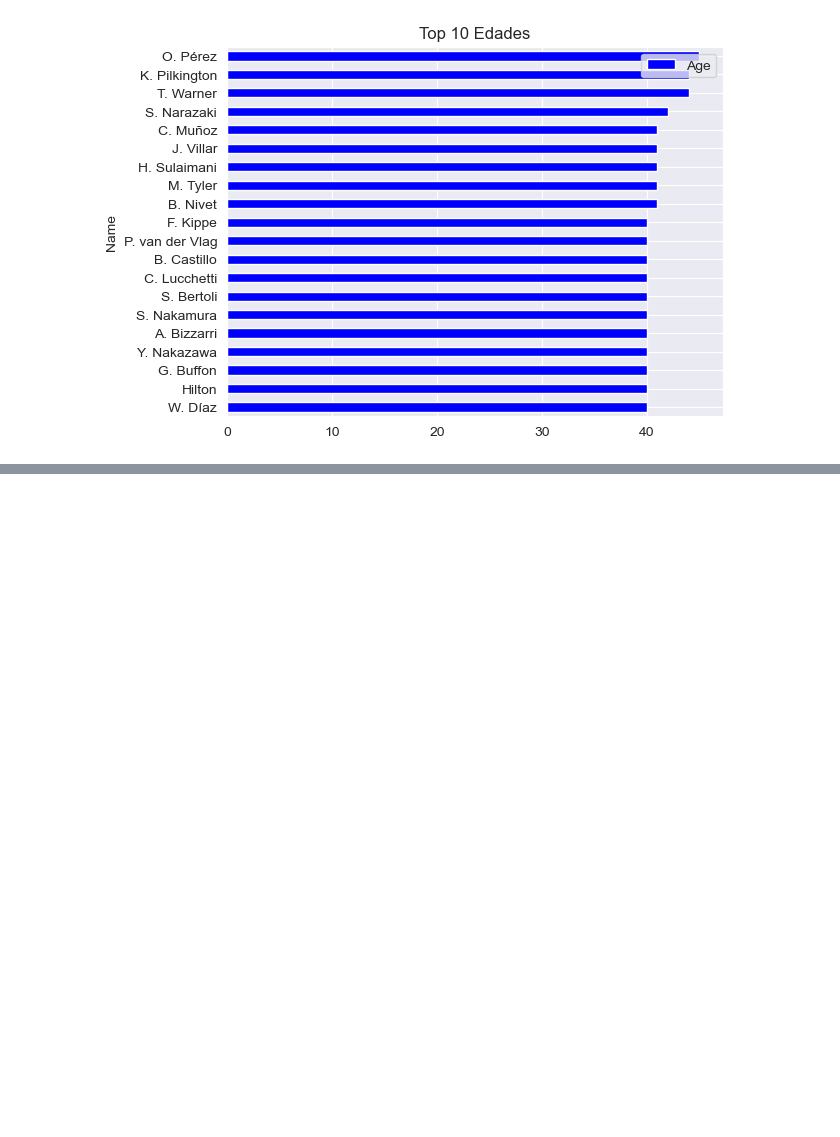
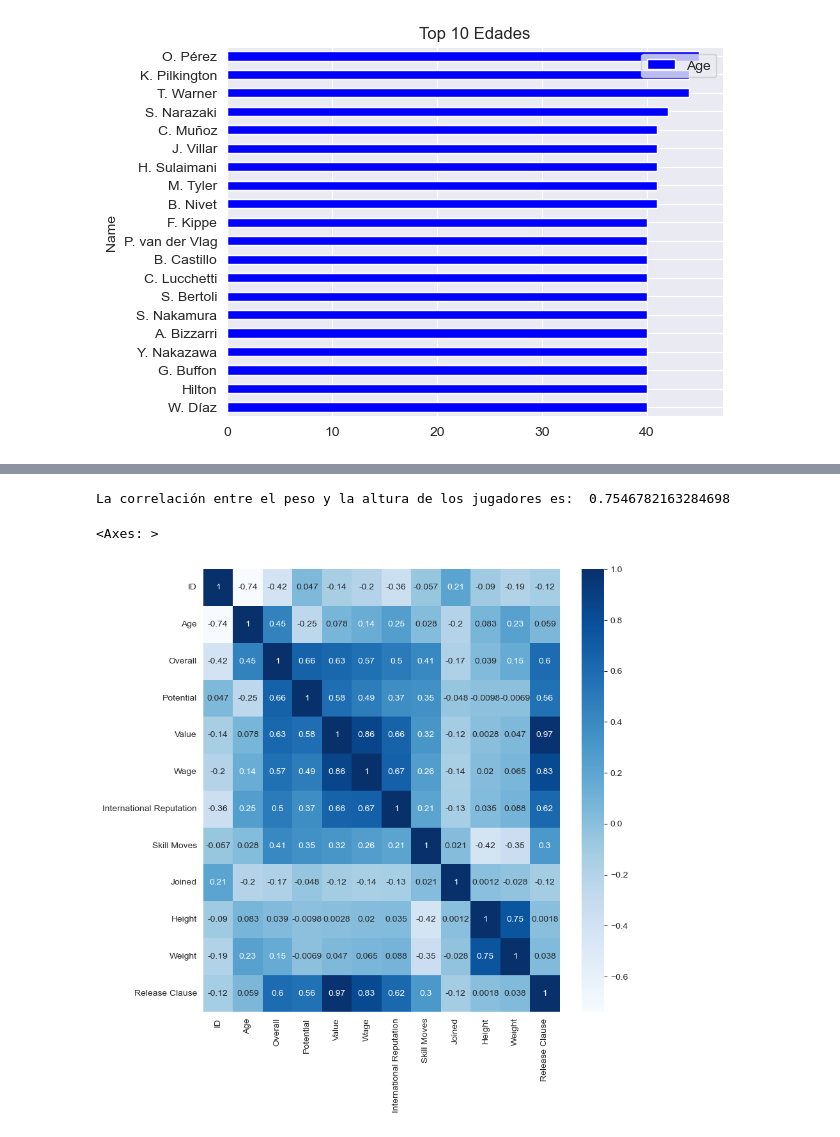
Before and after one commit to AI-YAZMIN-VILLEGAS/EBAC, a Jupyter notebook: Clases/Paquete Numpy y Problemas Estadísticos/numpy.ipynb, the cells around one changed output, grey strips where cells are left out. Drawn from its saved outputs; the diff is of its cells as text; code cells hidden in the pictures; blank space fills up the shorter version.

```diff
--- a/Clases/Paquete Numpy y Problemas Estadísticos/numpy.ipynb
+++ b/Clases/Paquete Numpy y Problemas Estadísticos/numpy.ipynb
@@ -270,0 +337,15 @@ ax = x[::-1].plot.barh(y='Age',x='Name',color='b',title='Top 10 Edades')
+# %%
+r = np.corrcoef(weight_np, height_np)
+print('La correlación entre el peso y la altura de los jugadores es: ', r[1,0])
+# %% [output]
+La correlación entre el peso y la altura de los jugadores es:  0.7546782163284698
+# %%
+import seaborn as sb
+
+plt.figure(figsize=(9,9))
+
+corr = df.corr(numeric_only=True)
+sb.heatmap(corr,  cmap='Blues', annot=True)
+# %% [output]
+<Axes: >
+[figure, added]
```
Also changed, not shown: parts of 16 cells of this notebook.
